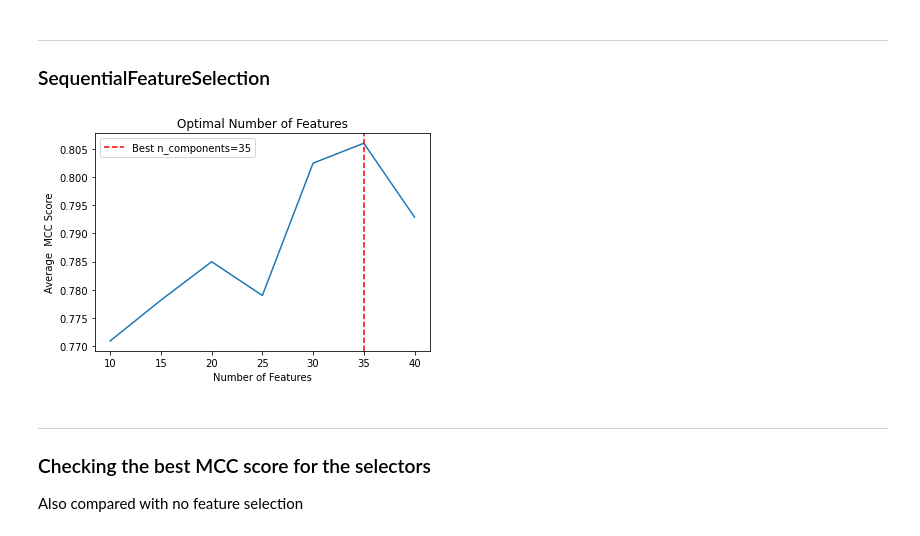
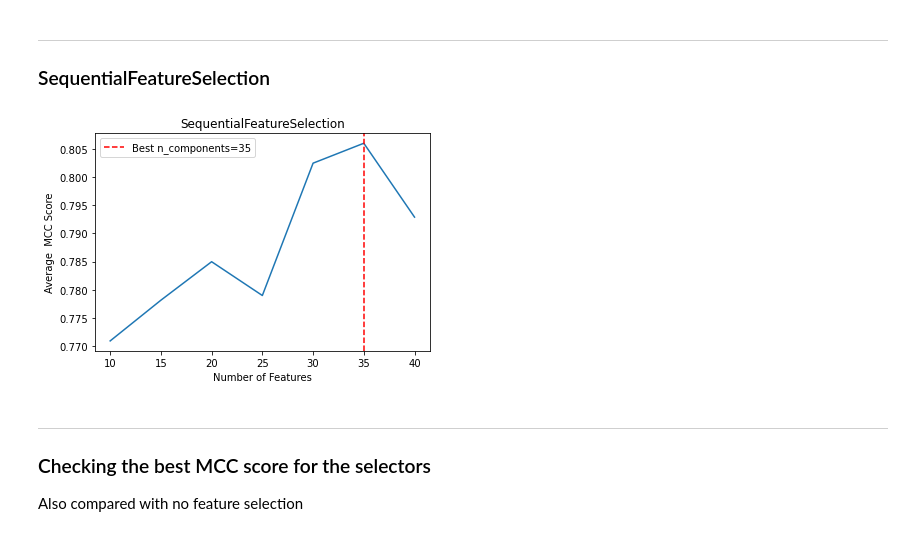
Before and after one commit to CosminTr/ClassificationModelEC, a Jupyter notebook: ProjetoEC.ipynb, the cells around one changed output. Drawn from its saved outputs; the diff is of its cells as text; code cells hidden in the pictures.

```diff
--- a/ProjetoEC.ipynb
+++ b/ProjetoEC.ipynb
@@ -315,35 +318,35 @@ n_features_range = [10, 15, 20, 25, 30, 35, 40]
 
 # Create an empty list to store the average cross-validation scores
 mcc_scores = []
 scorer = make_scorer(matthews_corrcoef)
 
 clf = LogisticRegression(random_state=42, max_iter=10000)
 
 # Iterate over the number of features and perform cross-validation for each number of features
 for n_features in n_features_range:
     sfs = SequentialFeatureSelector(clf, n_features_to_select=n_features, scoring=scorer)
     sfs.fit(X_train_scaled, y_train)
     X_train_sfs = sfs.transform(X_train_scaled)
     X_test_sfs = sfs.transform(X_test_scaled)
     clf.fit(X_train_sfs, y_train)
     y_pred_sfs = clf.predict(X_test_sfs)
     mcc = matthews_corrcoef(y_pred_sfs, y_test)
     mcc_scores.append(mcc)
 
 
 # Find the best value of n_components based on MCC score
 best_n_components = n_features_range[np.argmax(mcc_scores)]
 
 # Plot the average cross-validation scores against the number of features
 plt.plot(n_features_range, mcc_scores)
 plt.xlabel('Number of Features')
 plt.ylabel('Average  MCC Score')
-plt.title('Optimal Number of Features')
+plt.title('SequentialFeatureSelection')
 plt.axvline(best_n_components, linestyle='--', color='r', label=f'Best n_components={best_n_components}')
 plt.legend()
 plt.show()
 # %% [output]
-[figure, old version]
+[figure, new version]
 # %%
 #Optimal number of features is 35
 sfs = SequentialFeatureSelector(clf, n_features_to_select=35, scoring=scorer)
```
Also changed, not shown: parts of 7 cells of this notebook.
